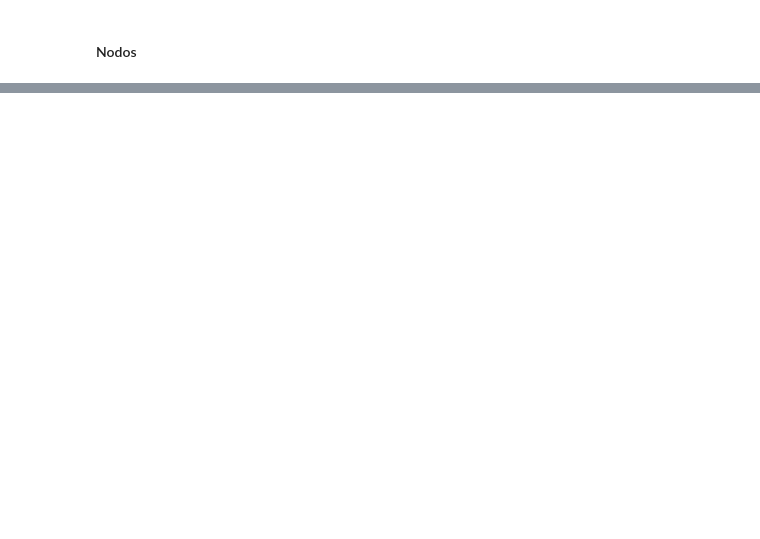
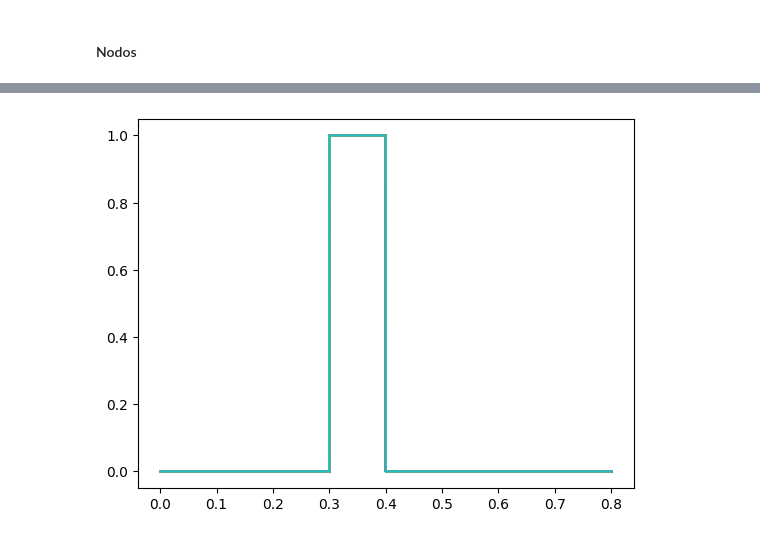
Before and after one commit to rmserra/proyecto-de-graduacion, a Jupyter notebook: modelo_poo.ipynb, the cells around one changed output, grey strips where cells are left out. Saved outputs shown, nothing was run; the diff lists cells and outputs as text; code cells hidden in the pictures; blank space fills up the shorter version.

```diff
--- a/modelo_poo.ipynb
+++ b/modelo_poo.ipynb
@@ -1131,0 +1222,5 @@ a.crear_electrodo(tipo='circulo',x=0,y=-150,z=10,radio = 10,zona_influencia = 10
+# %%
+a.crear_estimulo(tipo_estimulo='cuadrado',frec_muestreo=20000,tiempo_estimulo=0.8,tiempo_inicio=0.3,duracion = 0.1)
+a.graficar_estimulos()
+# %% [output]
+[figure, added]
```
Also changed, not shown: parts of 10 cells of this notebook, 1 other file.
